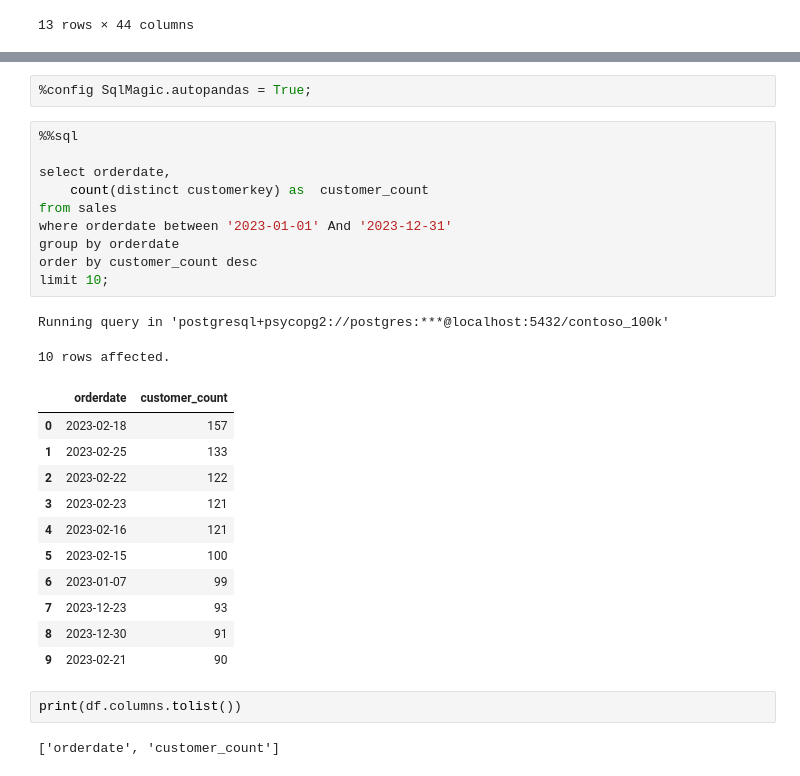
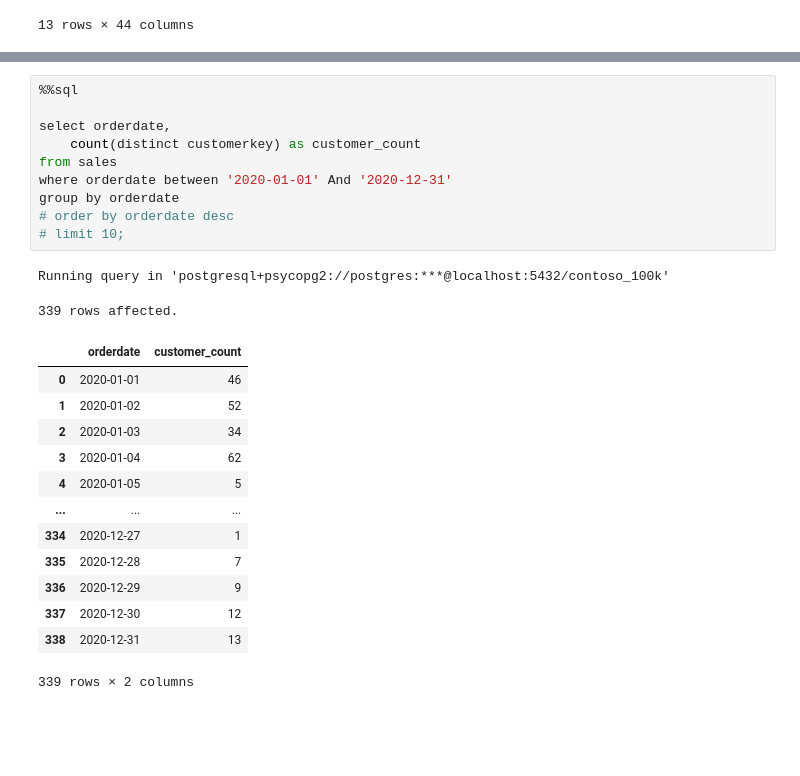
Before and after one commit to Nisha-Gangadhar/NishaTheDataAnalyst.github.io, a Jupyter notebook: Resources/SQL_Notebook.ipynb, the cells around one changed output, grey strips where cells are left out. Saved outputs shown, nothing was run; the diff lists cells and outputs as text; blank space fills up the shorter version.

```diff
--- a/Resources/SQL_Notebook.ipynb
+++ b/Resources/SQL_Notebook.ipynb
@@ -156,33 +152,29 @@ Running query in 'postgresql+psycopg2://postgres:***@localhost:5432/contoso_100k
 | 7 | Jens Kohl | 2024-04-02 | DE | Europe | Contoso Battery charger - bike E2... | 1 | ... |
 | 8 | Jens Kohl | 2024-04-02 | DE | Europe | The Phone Company PDA Wifi 4.7-in... | 1 | ... |
 | 9 | Matthieu Desruisseaux | 2024-04-02 | US | North America | Contoso DVD 14-Inch Player Portab... | 1 | ... |
-# %%
-%config SqlMagic.autopandas = True;
 # %%
 %%sql
 
 select orderdate,
-    count(distinct customerkey) as  customer_count
+    count(distinct customerkey) as customer_count
 from sales
-where orderdate between '2023-01-01' And '2023-12-31'
+where orderdate between '2020-01-01' And '2020-12-31'
 group by orderdate
-order by customer_count desc
-limit 10;
+# order by orderdate desc
+# limit 10;
 # %% [output]
 Running query in 'postgresql+psycopg2://postgres:***@localhost:5432/contoso_100k'
-10 rows affected.
+339 rows affected.
 |  | orderdate | customer_count |
-| 0 | 2023-02-18 | 157 |
-| 1 | 2023-02-25 | 133 |
-| 2 | 2023-02-22 | 122 |
-| 3 | 2023-02-23 | 121 |
-| 4 | 2023-02-16 | 121 |
-| 5 | 2023-02-15 | 100 |
-| 6 | 2023-01-07 | 99 |
-| 7 | 2023-12-23 | 93 |
-| 8 | 2023-12-30 | 91 |
-| 9 | 2023-02-21 | 90 |
+| 0 | 2020-01-01 | 46 |
+| 1 | 2020-01-02 | 52 |
+| 2 | 2020-01-03 | 34 |
+| 3 | 2020-01-04 | 62 |
+| 4 | 2020-01-05 | 5 |
+| ... | ... | ... |
+| 334 | 2020-12-27 | 1 |
+| 335 | 2020-12-28 | 7 |
+| 336 | 2020-12-29 | 9 |
+| 337 | 2020-12-30 | 12 |
+| 338 | 2020-12-31 | 13 |
+339 rows × 2 columns
-# %%
-print(df.columns.tolist())
-# %% [output]
-['orderdate', 'customer_count']
```
Also changed, not shown: parts of 14 cells of this notebook.
